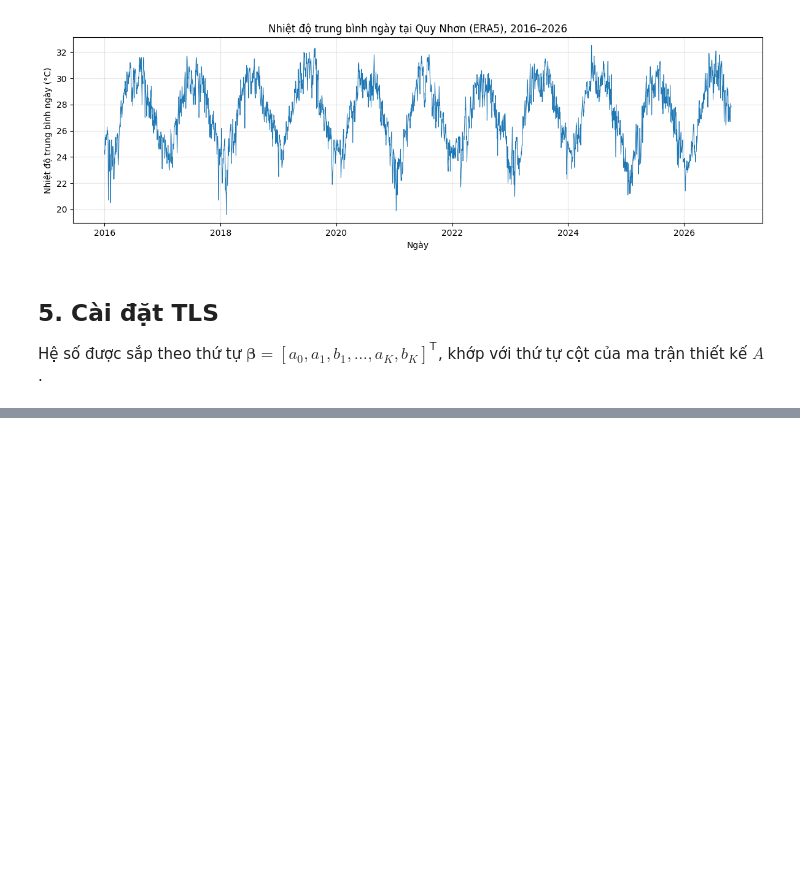
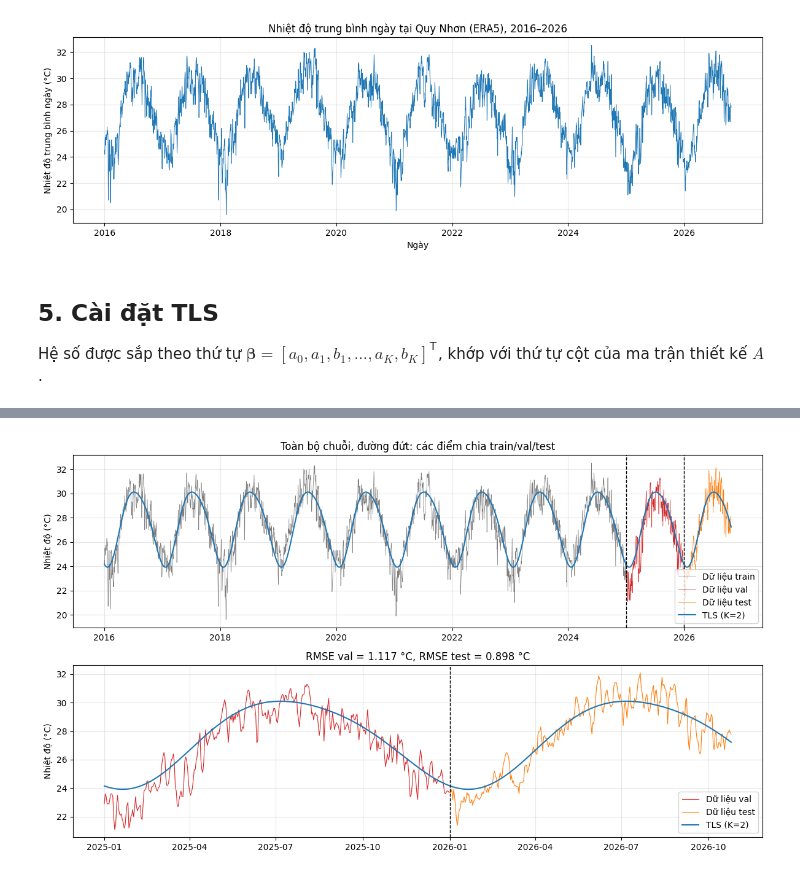
Before and after one commit to thiennguyen37-qn/Trigonometric_Least_Square, a Jupyter notebook: tls_experiment.ipynb, the cells around one changed output, grey strips where cells are left out. Cells and saved outputs as stored; diff of their text form; code cells hidden in the pictures; blank space fills up the shorter version.

```diff
--- a/tls_experiment.ipynb
+++ b/tls_experiment.ipynb
@@ -276,0 +234,18 @@ plt.show()
+# %%
+K = best_K
+beta = fit_tls(x_train, y_train, period=T, K=K)
+beta_cholesky = fit_tls_cholesky(x_train, y_train, period=T, K=K)
+y_hat_train = predict_tls(x_train, beta, period=T)
+y_hat_val = predict_tls(x_val, beta, period=T)
+y_hat_test = predict_tls(x_test, beta, period=T)
+
+print("Hệ số ước lượng:")
+print(pd.DataFrame({"SVD": beta, "Cholesky": beta_cholesky}, index=coef_names(K)).round(4).to_string())
+
+pd.DataFrame(
+    {
+        "RMSE (°C)": [rmse(y_train, y_hat_train), rmse(y_val, y_hat_val), rmse(y_test, y_hat_test)],
+        "MAE (°C)": [mae(y_train, y_hat_train), mae(y_val, y_hat_val), mae(y_test, y_hat_test)],
+    },
+    index=["Train (2016–2024)", "Val (2025)", "Test (01–10/2026)"],
+).round(3)
@@ -277,3 +264,33 @@ plt.show()
+# %%
+fig, axes = plt.subplots(2, 1, figsize=(12, 7))
+dates_train, dates_val, dates_test = df["date"][is_train], df["date"][is_val], df["date"][is_test]
+
+# Toàn bộ chuỗi
+ax = axes[0]
+ax.plot(dates_train, y_train, lw=0.5, color="tab:gray", label="Dữ liệu train")
+ax.plot(dates_val, y_val, lw=0.5, color="tab:red", label="Dữ liệu val")
+ax.plot(dates_test, y_test, lw=0.5, color="tab:orange", label="Dữ liệu test")
+ax.plot(df["date"], predict_tls(x, beta, period=T), lw=1.5, color="tab:blue", label=f"TLS (K={K})")
+for split in (VAL_START, TEST_START):
+    ax.axvline(split, color="k", ls="--", lw=1)
+ax.set_title("Toàn bộ chuỗi, đường đứt: các điểm chia train/val/test")
+
+# Phóng to tập val và test
+ax = axes[1]
+ax.plot(dates_val, y_val, lw=0.8, color="tab:red", label="Dữ liệu val")
+ax.plot(dates_test, y_test, lw=0.8, color="tab:orange", label="Dữ liệu test")
+ax.plot(df["date"][is_val | is_test], predict_tls(x[is_val | is_test], beta, period=T), lw=1.5, color="tab:blue", label=f"TLS (K={K})")
+ax.axvline(TEST_START, color="k", ls="--", lw=1)
+ax.set_title(f"RMSE val = {rmse(y_val, y_hat_val):.3f} °C, RMSE test = {rmse(y_test, y_hat_test):.3f} °C")
+
+for ax in axes:
+    ax.set_ylabel("Nhiệt độ (°C)")
+    ax.grid(alpha=0.3)
+    ax.legend(loc="lower right")
+fig.tight_layout()
+plt.show()
+# %% [output]
+[figure, new version]
 # %% [markdown]
 ## 9. Phân phối sai số trên tập test
 
```
Also changed, not shown: parts of 17 cells of this notebook.
